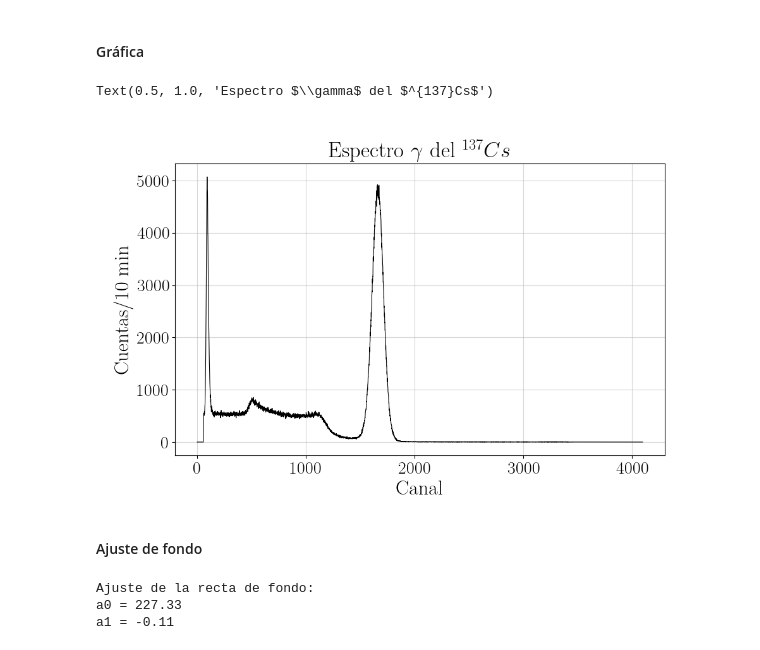
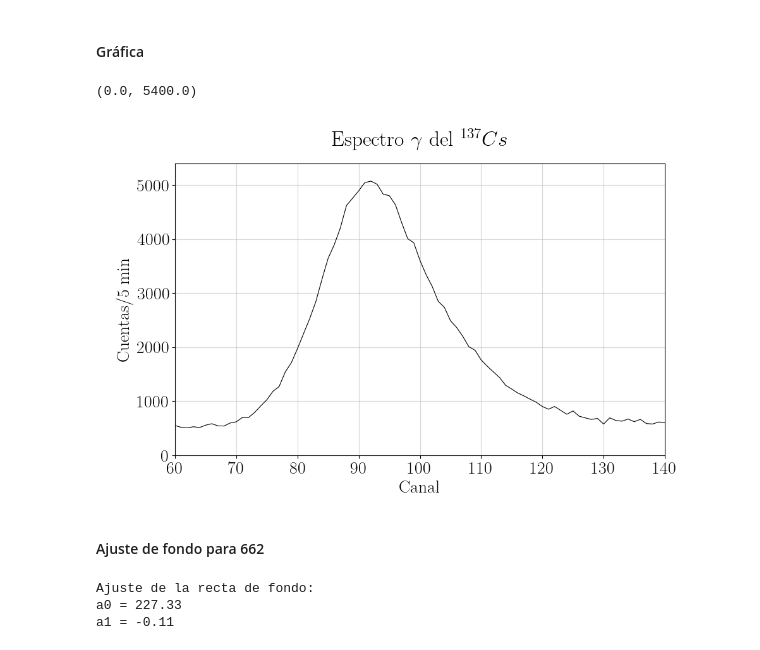
Before and after one commit to PinzonHarker/2024-II_InstrumentacionNuclear, a Jupyter notebook: Practica 1/practica_1_electronica.ipynb, the cells around one changed output. Drawn from its saved outputs; the diff is of its cells as text; code cells hidden in the pictures.

```diff
--- a/Practica 1/practica_1_electronica.ipynb
+++ b/Practica 1/practica_1_electronica.ipynb
@@ -30,15 +30,17 @@ Se configuran las gráficas, tengase en cuenta que algunos pueden no cargar por
 mpl.rcParams.update(
     {
         "legend.fontsize": 20,
-        "axes.labelsize": 23,
-        "axes.titlesize": 25,
-        "axes.labelweight": "bold",
+        "axes.labelsize": 20,
+        "axes.titlesize": 24,
         "xtick.labelsize": 20,
         "ytick.labelsize": 20,
+        "figure.titlesize": 24,
+        "axes.titlepad": 10,
         "text.usetex": True,
         "font.family": "Times New Roman",
         "mathtext.fontset": "dejavusans",
         "font.size": 20,
+        "axes.labelweight": "bold",
         "axes.grid.which": "both",
         "axes.grid": True,
         "grid.alpha": 0.5
@@ -55,11 +57,13 @@ colors = colors[-k:] + colors[:-k]
 plt.rcParams["axes.prop_cycle"] = plt.cycler(color=colors)
 
 # Test
-if False:
+if True:
     plt.figure(figsize=(5, 5))
     plt.plot([1, 2, 3, 4], [1, 4, 9, 16], "o")
     plt.plot([4, 3, 2, 1], [1, 2, 3, 4], "o")
     plt.plot([1, 2, 3, 4], [1, 2, 3, 4], "s")
     plt.plot([4, 3, 2, 1], [1, 4, 9, 16], "s")
     plt.title("Test")
+    plt.xlabel("X-axis Label", fontweight="bold")
+    plt.ylabel("Y-axis Label")
     plt.show()
@@ -244,15 +247,17 @@ y = cs137["cuentas"]
 # %%
 # Gráfica
 fig, ax = plt.subplots(1, 1, figsize=(10, 6))
 ax.plot(x, y, color="black", lw=0.8)   # Espectro completo
 ax.set_xlabel('Canal')
-ax.set_ylabel('Cuentas/10 min')
-ax.set_title(r'Espectro $\gamma$ del $^{137}Cs$')
+ax.set_ylabel('Cuentas/5 min')
+ax.set_title(r'Espectro $\gamma$ del $^{137}Cs$', pad=20)  # Añadir espacio entre el título y el cuadro de la gráfica
+ax.set_xlim([60, 140])
+ax.set_ylim([0, 5400])
 # %% [output]
-Text(0.5, 1.0, 'Espectro $\\gamma$ del $^{137}Cs$')
+(0.0, 5400.0)
-[figure, old version]
+[figure, new version]
 # %% [markdown]
-#### Ajuste de fondo
+#### Ajuste de fondo para 662
 # %%
 # -------------------------- Ajuste del fondo --------------------------
 x_min_gauss = 1413
```
Also changed, not shown: parts of 31 cells of this notebook, 14 other files.
